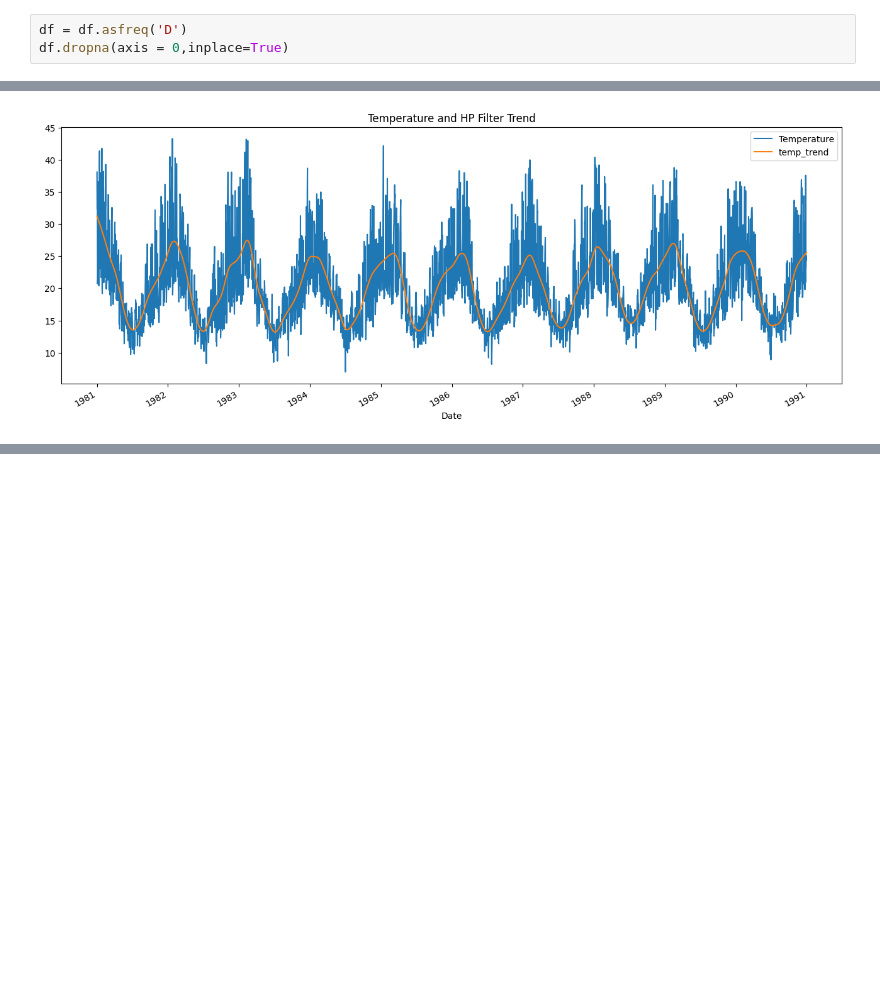
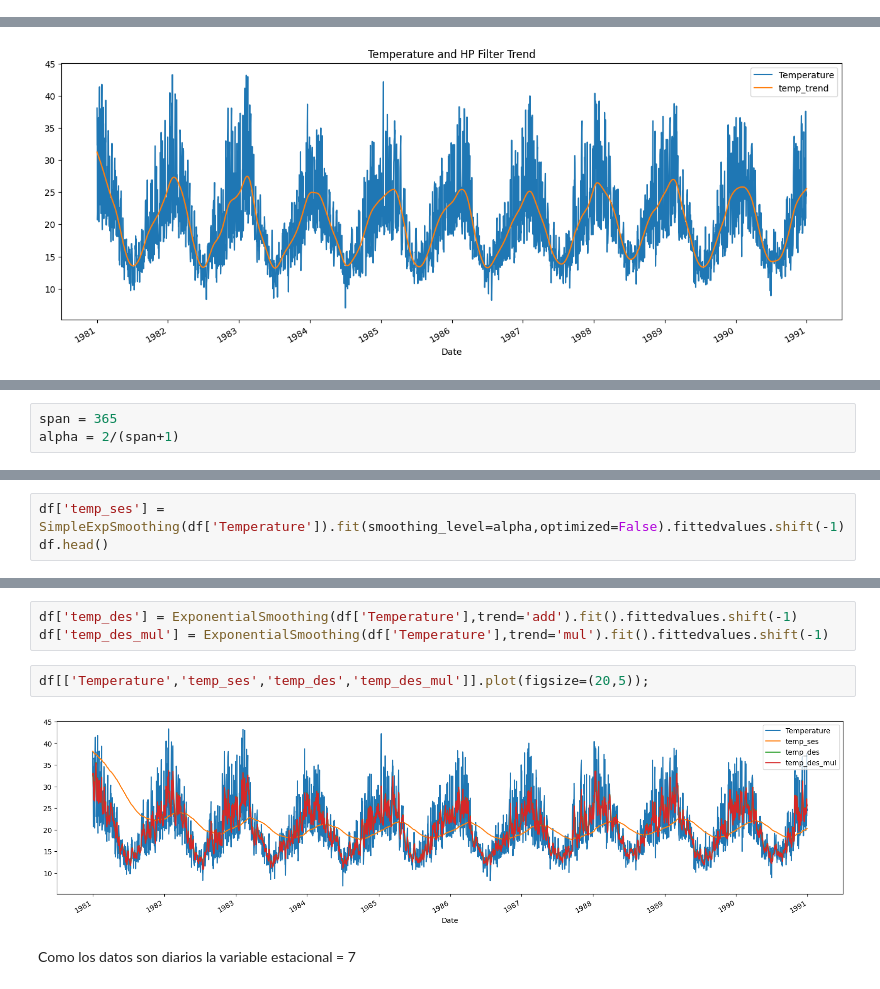
Before and after one commit to AbeRodz/Time-series, a Jupyter notebook: tp_1.ipynb, the cells around one changed output, grey strips where cells are left out. Drawn from its saved outputs; the diff is of its cells as text; blank space fills up the shorter version.

```diff
--- a/tp_1.ipynb
+++ b/tp_1.ipynb
@@ -176,3 +133,0 @@ df.dropna(axis = 0,inplace=True)
-# %%
-df = df.asfreq('D')
-df.dropna(axis = 0,inplace=True)
@@ -209,0 +156,3 @@ df[['Temperature', 'temp_trend']].plot(title='Temperature and HP Filter Trend',f
+# %%
+span = 365
+alpha = 2/(span+1)
@@ -209,0 +163,3 @@ df[['Temperature', 'temp_trend']].plot(title='Temperature and HP Filter Trend',f
+# %%
+df['temp_ses'] = SimpleExpSmoothing(df['Temperature']).fit(smoothing_level=alpha,optimized=False).fittedvalues.shift(-1)
+df.head()
@@ -209,0 +174,9 @@ df[['Temperature', 'temp_trend']].plot(title='Temperature and HP Filter Trend',f
+# %%
+df['temp_des'] = ExponentialSmoothing(df['Temperature'],trend='add').fit().fittedvalues.shift(-1)
+df['temp_des_mul'] = ExponentialSmoothing(df['Temperature'],trend='mul').fit().fittedvalues.shift(-1)
+# %%
+df[['Temperature','temp_ses','temp_des','temp_des_mul']].plot(figsize=(20,5));
+# %% [output]
+[figure, added]
+# %% [markdown]
+Como los datos son diarios la variable estacional = 7
```
Also changed, not shown: parts of 31 cells of this notebook.
